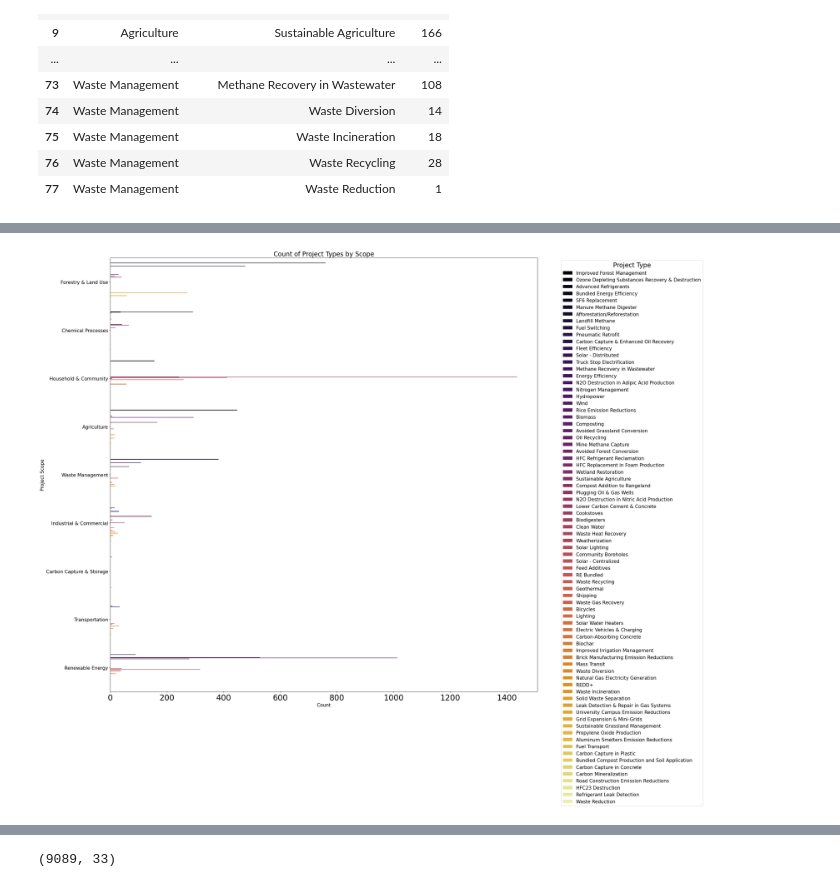
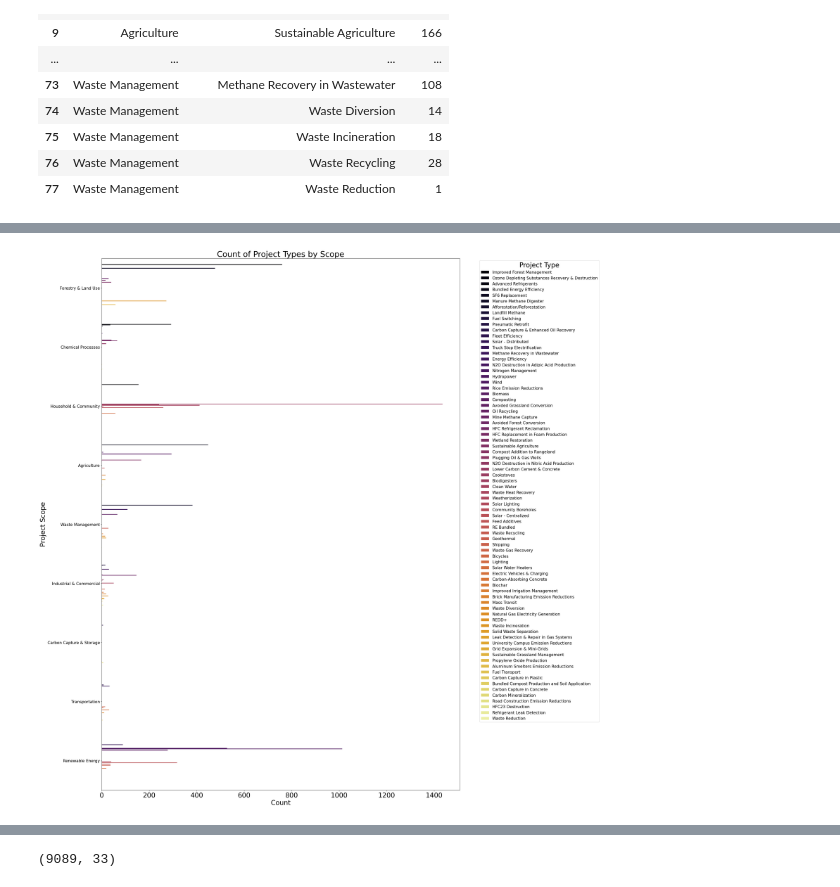
Before and after one commit to MaggieCorry/Capstone_Corry_Hoang_Tajnekar_Rong, a Jupyter notebook: EDA/EDA_V11_Roshni.ipynb, the cells around one changed output, grey strips where cells are left out. Saved outputs shown, nothing was run; the diff lists cells and outputs as text; code cells hidden in the pictures.

```diff
--- a/EDA/EDA_V11_Roshni.ipynb
+++ b/EDA/EDA_V11_Roshni.ipynb
@@ -221,15 +224,15 @@ plt.show()
 # %%
 # Create a bar plot
-plt.figure(figsize=(30, 25))
+plt.figure(figsize=(30, 30))
 sns.countplot(data=projects_df, y='scope', hue='type', palette='inferno',linewidth=5)
-plt.title('Count of Project Types by Scope', fontsize=20)
-plt.ylabel('Project Scope', fontsize=15)
-plt.xlabel('Count',fontsize=15)
+plt.title('Count of Project Types by Scope', fontsize=30)
+plt.ylabel('Project Scope', fontsize=25)
+plt.xlabel('Count',fontsize=25)
 plt.xticks(fontsize=25)
-plt.legend(title='Project Type', bbox_to_anchor=(1.05, 1), loc='upper left', title_fontsize='20')
+plt.legend(title='Project Type', bbox_to_anchor=(1.05, 1), loc='upper left', title_fontsize='25')
 plt.tight_layout()
 plt.show()
 # %% [output]
-[figure, old version]
+[figure, new version]
 # %%
 # Create a bar plot
```
Also changed, not shown: parts of 12 cells of this notebook.
